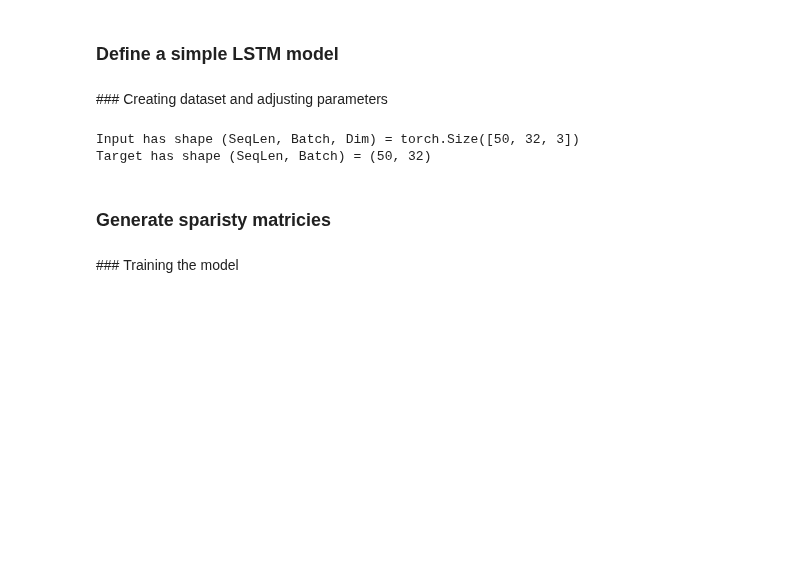
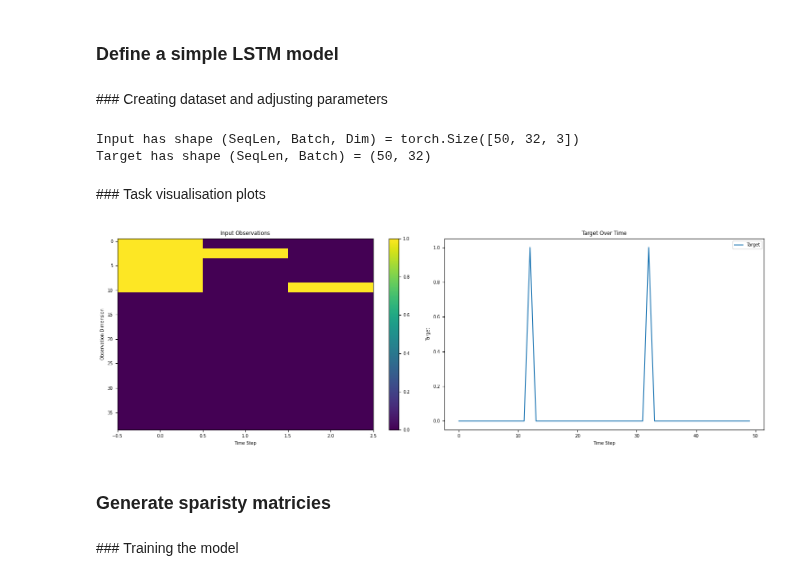
Before and after one commit to adampotton/Cognitive_AI_CW, a Jupyter notebook: Q2A_LSTM_BI_2.ipynb, the cells around one changed output. Cells and saved outputs as stored; diff of their text form; code cells hidden in the pictures; blank space fills up the shorter version.

```diff
--- a/Q2A_LSTM_BI_2.ipynb
+++ b/Q2A_LSTM_BI_2.ipynb
@@ -114,6 +96,30 @@ print('Target has shape (SeqLen, Batch) =', target.shape)
 # %% [output]
 Input has shape (SeqLen, Batch, Dim) = torch.Size([50, 32, 3])
 Target has shape (SeqLen, Batch) = (50, 32)
+# %% [markdown]
+### Task visualisation plots
+# %%
+import matplotlib.pyplot as plt
+
+trial_idx = 0
+fig, axes = plt.subplots(1, 2, figsize=(15, 5))
+
+im = axes[0].imshow(inputs[:, trial_idx, :], aspect='auto', interpolation='nearest')
+axes[0].set_title('Input Observations')
+axes[0].set_xlabel('Time Step')
+axes[0].set_ylabel('Observation Dimension')
+fig.colorbar(im, ax=axes[0])
+
+axes[1].plot(target[:, trial_idx], label='Target')
+axes[1].set_title('Target Over Time')
+axes[1].set_xlabel('Time Step')
+axes[1].set_ylabel('Target')
+axes[1].legend()
+
+plt.tight_layout()
+plt.show()
+# %% [output]
+[figure, added]
 # %% [markdown]
 ### Generate sparisty matricies
 # %%
```
Also changed, not shown: parts of 11 cells of this notebook.
